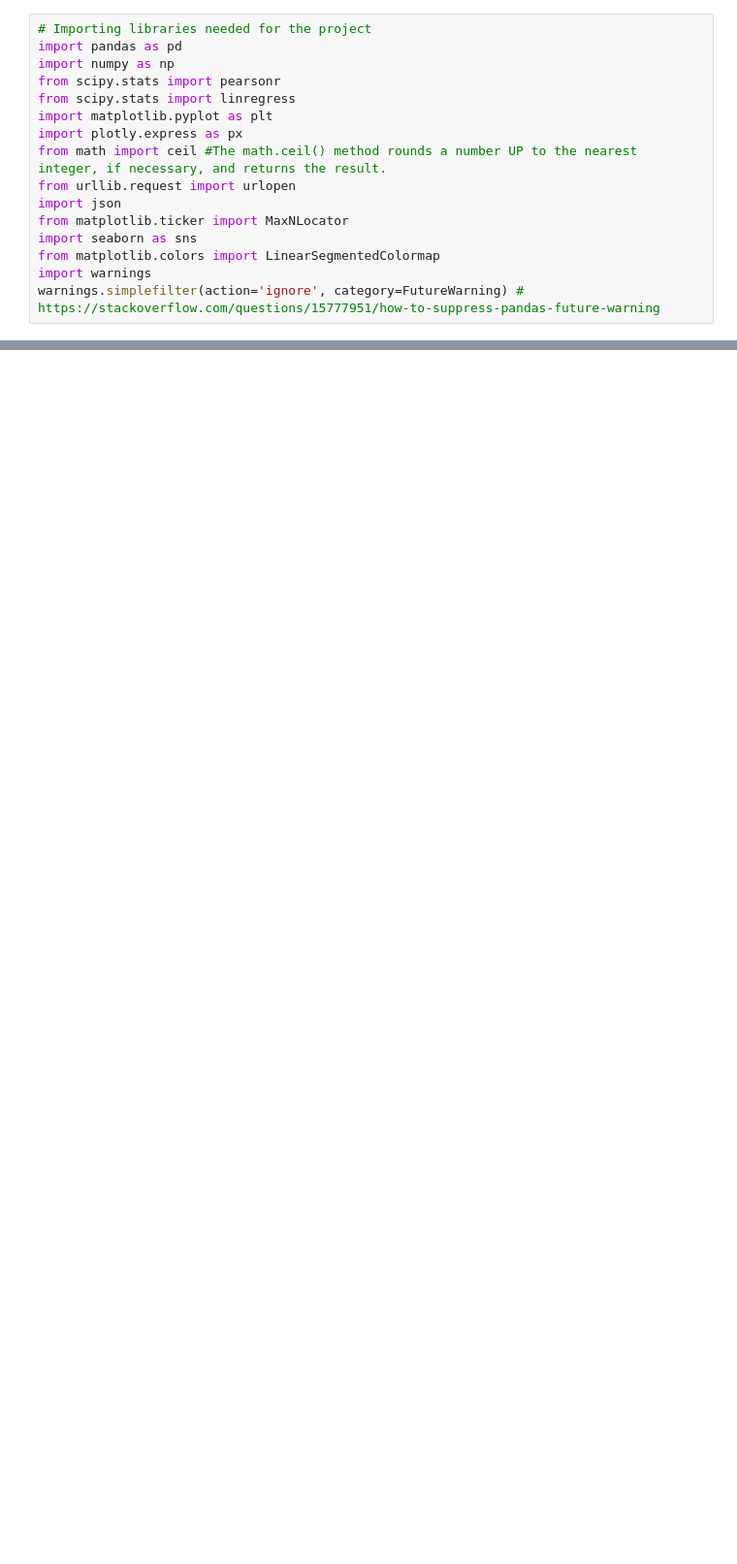
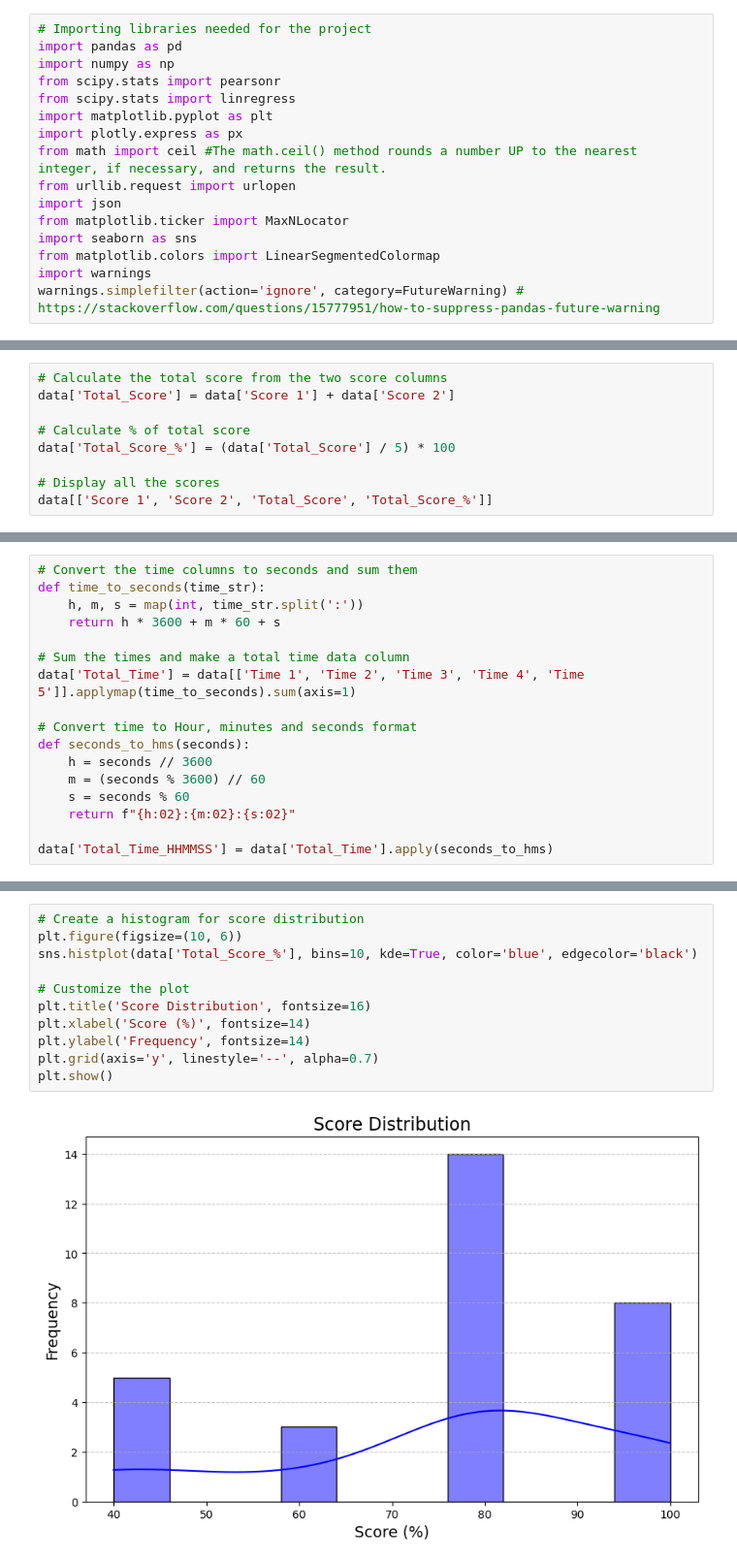
Before and after one commit to ClairNorah/ExperimentInCognitiveScience, a Jupyter notebook: analysis.ipynb, the cells around one changed output, grey strips where cells are left out. Shown at 97% size. Saved outputs shown, nothing was run; the diff lists cells and outputs as text; blank space fills up the shorter version.

```diff
--- a/analysis.ipynb
+++ b/analysis.ipynb
@@ -35,0 +34,9 @@ df.head()
+# %%
+# Calculate the total score from the two score columns
+data['Total_Score'] = data['Score 1'] + data['Score 2']
+
+# Calculate % of total score
+data['Total_Score_%'] = (data['Total_Score'] / 5) * 100
+
+# Display all the scores
+data[['Score 1', 'Score 2', 'Total_Score', 'Total_Score_%']]
@@ -35,0 +61,17 @@ df.head()
+# %%
+# Convert the time columns to seconds and sum them
+def time_to_seconds(time_str):
+    h, m, s = map(int, time_str.split(':'))
+    return h * 3600 + m * 60 + s
+
+# Sum the times and make a total time data column
+data['Total_Time'] = data[['Time 1', 'Time 2', 'Time 3', 'Time 4', 'Time 5']].applymap(time_to_seconds).sum(axis=1)
+
+# Convert time to Hour, minutes and seconds format
+def seconds_to_hms(seconds):
+    h = seconds // 3600
+    m = (seconds % 3600) // 60
+    s = seconds % 60
+    return f"{h:02}:{m:02}:{s:02}"
+
+data['Total_Time_HHMMSS'] = data['Total_Time'].apply(seconds_to_hms)
@@ -35,0 +98,13 @@ df.head()
+# %%
+# Create a histogram for score distribution
+plt.figure(figsize=(10, 6))
+sns.histplot(data['Total_Score_%'], bins=10, kde=True, color='blue', edgecolor='black')
+
+# Customize the plot
+plt.title('Score Distribution', fontsize=16)
+plt.xlabel('Score (%)', fontsize=14)
+plt.ylabel('Frequency', fontsize=14)
+plt.grid(axis='y', linestyle='--', alpha=0.7)
+plt.show()
+# %% [output]
+[figure, added]
```
Also changed, not shown: parts of 6 cells of this notebook, 6 other files.
